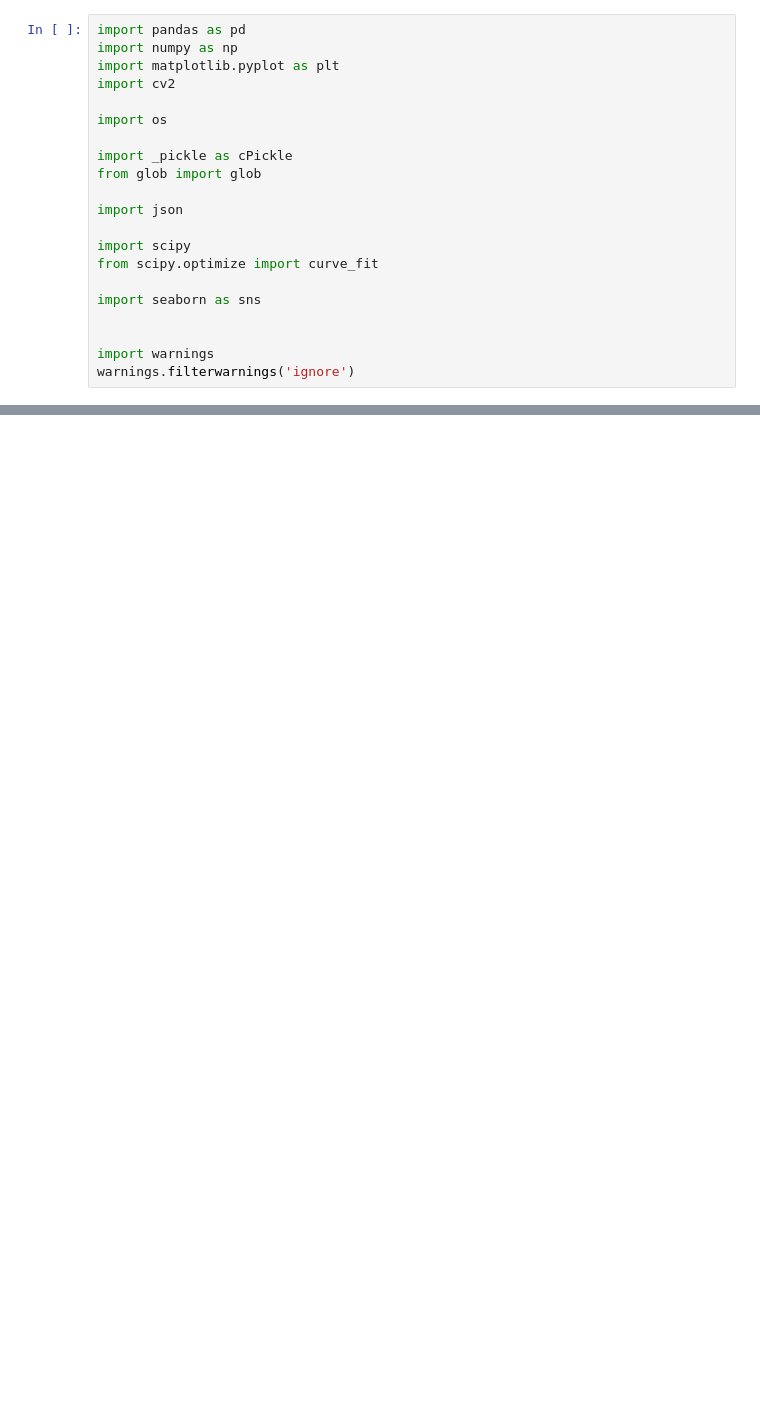
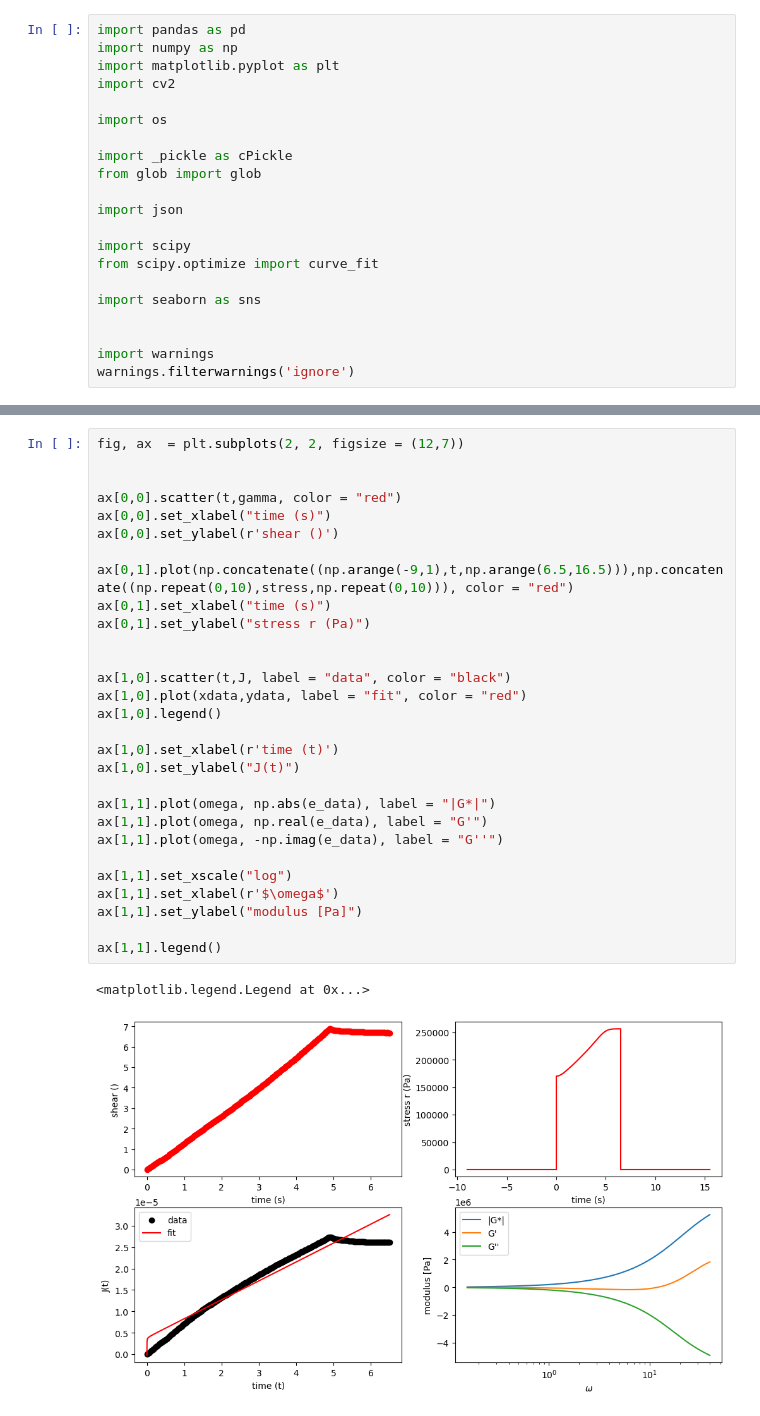
Before and after one commit to ArttuD/MicrorheologyProto, a Jupyter notebook: presentation.ipynb, the cells around one changed output, grey strips where cells are left out. Saved outputs shown, nothing was run; the diff lists cells and outputs as text; blank space fills up the shorter version.

```diff
--- a/presentation.ipynb
+++ b/presentation.ipynb
@@ -503,0 +903,32 @@ ax3.legend(loc = "lower right")
+# %%
+fig, ax  = plt.subplots(2, 2, figsize = (12,7))
+
+
+ax[0,0].scatter(t,gamma, color = "red")
+ax[0,0].set_xlabel("time (s)")
+ax[0,0].set_ylabel(r'shear ()')
+
+ax[0,1].plot(np.concatenate((np.arange(-9,1),t,np.arange(6.5,16.5))),np.concatenate((np.repeat(0,10),stress,np.repeat(0,10))), color = "red")
+ax[0,1].set_xlabel("time (s)")
+ax[0,1].set_ylabel("stress r (Pa)")
+
+
+ax[1,0].scatter(t,J, label = "data", color = "black")
+ax[1,0].plot(xdata,ydata, label = "fit", color = "red")
+ax[1,0].legend()
+
+ax[1,0].set_xlabel(r'time (t)')
+ax[1,0].set_ylabel("J(t)")
+
+ax[1,1].plot(omega, np.abs(e_data), label = "|G*|")
+ax[1,1].plot(omega, np.real(e_data), label = "G'")
+ax[1,1].plot(omega, -np.imag(e_data), label = "G''")
+
+ax[1,1].set_xscale("log")
+ax[1,1].set_xlabel(r'$\omega$')
+ax[1,1].set_ylabel("modulus [Pa]")
+
+ax[1,1].legend()
+# %% [output]
+<matplotlib.legend.Legend at 0x...>
+[figure, added]
```
Also changed, not shown: parts of 42 cells of this notebook.
